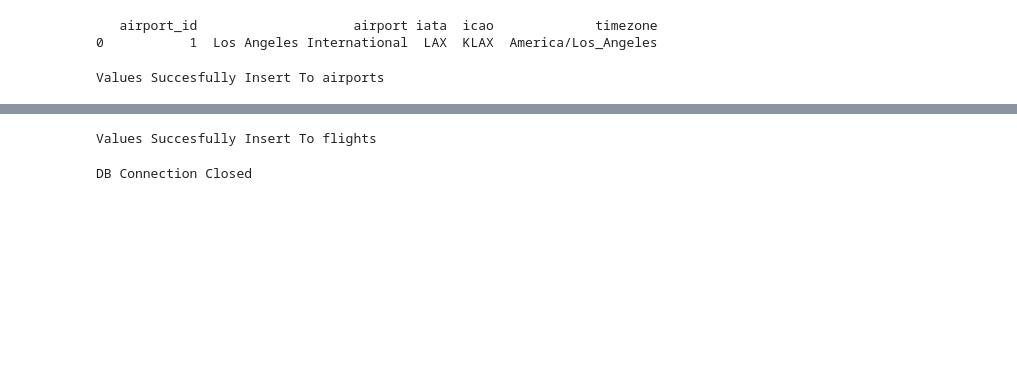
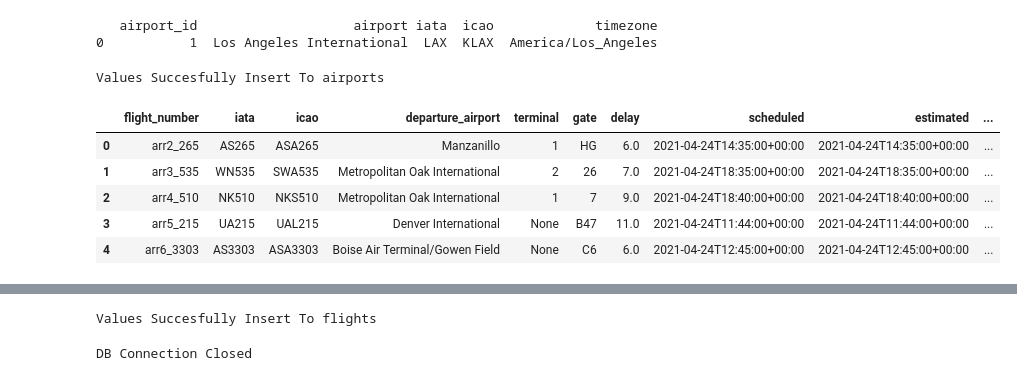
Before and after one commit to jared3194/project-2, a Jupyter notebook: src/Aviation-Dataset.ipynb, the cells around one changed output, grey strips where cells are left out. Saved outputs shown, nothing was run; the diff lists cells and outputs as text; code cells hidden in the pictures; blank space fills up the shorter version.

Commit message:
dep-iata

```diff
--- a/src/Aviation-Dataset.ipynb
+++ b/src/Aviation-Dataset.ipynb
@@ -18,14 +18,16 @@ conn = connect2db(conn_str)
 Connection Succesful
 # %%
 # set flight_dates array for api parameter
+
 start_date = dt.date(2021, 4, 24)
-number_of_days = 10 #for testing assigned 3 will be past 3 months value
+number_of_days = 90 #for testing assigned 3 will be past 3 months value
 
 flight_dates = []
 city_airports = ['LAX', 'ATL']
+i = 1
 
 for day in range(number_of_days):
     flight_date = (start_date - dt.timedelta(days = day)).isoformat()
     flight_dates.append(flight_date)
 
-print(flight_dates)
+# print(flight_dates)
@@ -187,25 +238,33 @@ def find_airline_id(conn, airline):
 # %%
 # departures
 flights_d_df = flights_df[['flight_number', 'iata', 'icao', 'departure_airport', \
                            'departure_terminal', 'departure_gate', \
                            'departure_delay', 'departure_scheduled', \
                            'departure_estimated', 'departure_actual', \
                            'departure_estimated_runway', 'departure_actual_runway']]
 
 flights_d_df = flights_d_df.assign(flight_type = 'DEPARTURE') #flight type
 flights_d_df = flights_d_df.assign(airline_id = None)
 
 #special character replace
 flights_d_df['departure_airport'] = flights_d_df['departure_airport'].str.replace("'", '')
 
 flights_d_df['airport_id'] = flights_d_df['departure_airport']. \
                              apply(lambda element: find_airport_id(conn, element ))
 
 flights_d_df = flights_d_df.rename(columns = {'departure_terminal': 'terminal', 'departure_gate': 'gate', \
                                               'departure_delay': 'delay', 'departure_scheduled': 'scheduled', \
                                               'departure_estimated': 'estimated', 'departure_actual': 'actual', \
                                               'departure_estimated_runway': 'estimated_runway', \
                                               'departure_actual_runway': 'actual_runway'  })
+flights_d_df.head()
+# %% [output]
+|  | flight_number | iata | icao | departure_airport | terminal | gate | delay | scheduled | estimated | ... |
+| 0 | arr2_265 | AS265 | ASA265 | Manzanillo | 1 | HG | 6.0 | 2021-04-24T14:35:00+00:00 | 2021-04-24T14:35:00+00:00 | ... |
+| 1 | arr3_535 | WN535 | SWA535 | Metropolitan Oak International | 2 | 26 | 7.0 | 2021-04-24T18:35:00+00:00 | 2021-04-24T18:35:00+00:00 | ... |
+| 2 | arr4_510 | NK510 | NKS510 | Metropolitan Oak International | 1 | 7 | 9.0 | 2021-04-24T18:40:00+00:00 | 2021-04-24T18:40:00+00:00 | ... |
+| 3 | arr5_215 | UA215 | UAL215 | Denver International | None | B47 | 11.0 | 2021-04-24T11:44:00+00:00 | 2021-04-24T11:44:00+00:00 | ... |
+| 4 | arr6_3303 | AS3303 | ASA3303 | Boise Air Terminal/Gowen Field | None | C6 | 6.0 | 2021-04-24T12:45:00+00:00 | 2021-04-24T12:45:00+00:00 | ... |
 # %%
 # arrivals
 flights_a_df = flights_df[['flight_number', 'iata', 'icao', 'arrival_airport', \
```
Also changed, not shown: parts of 12 cells of this notebook, 1 other file.
